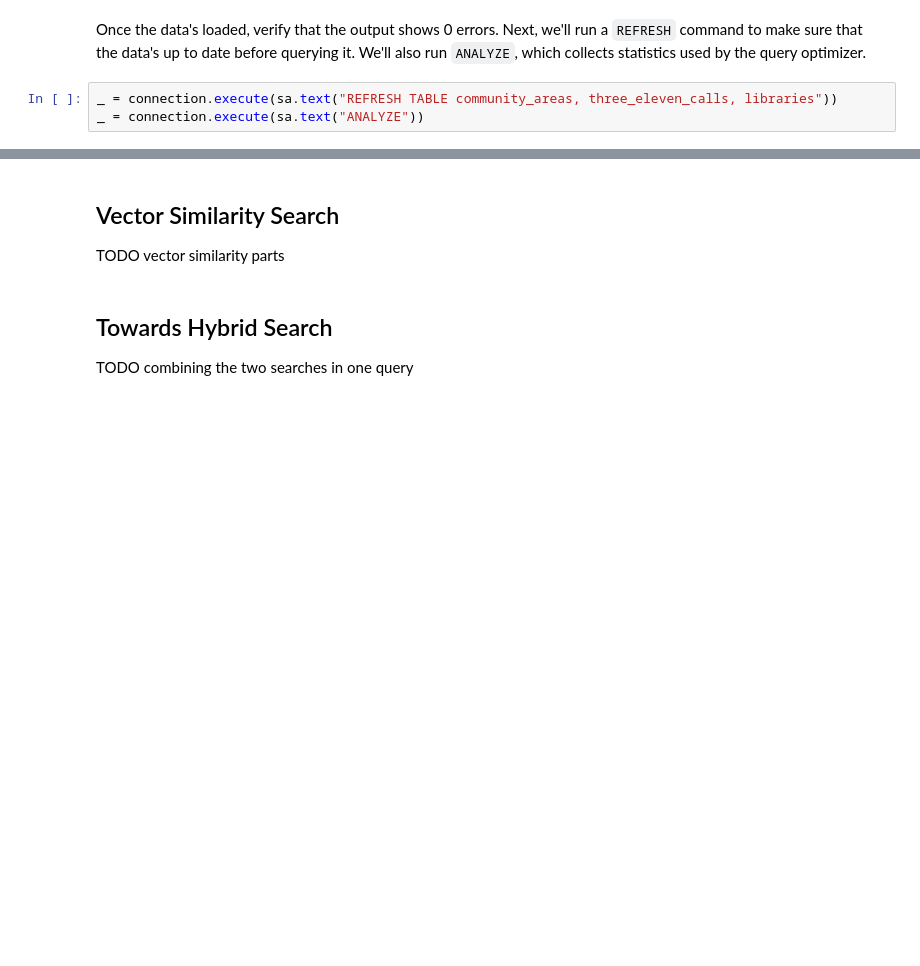
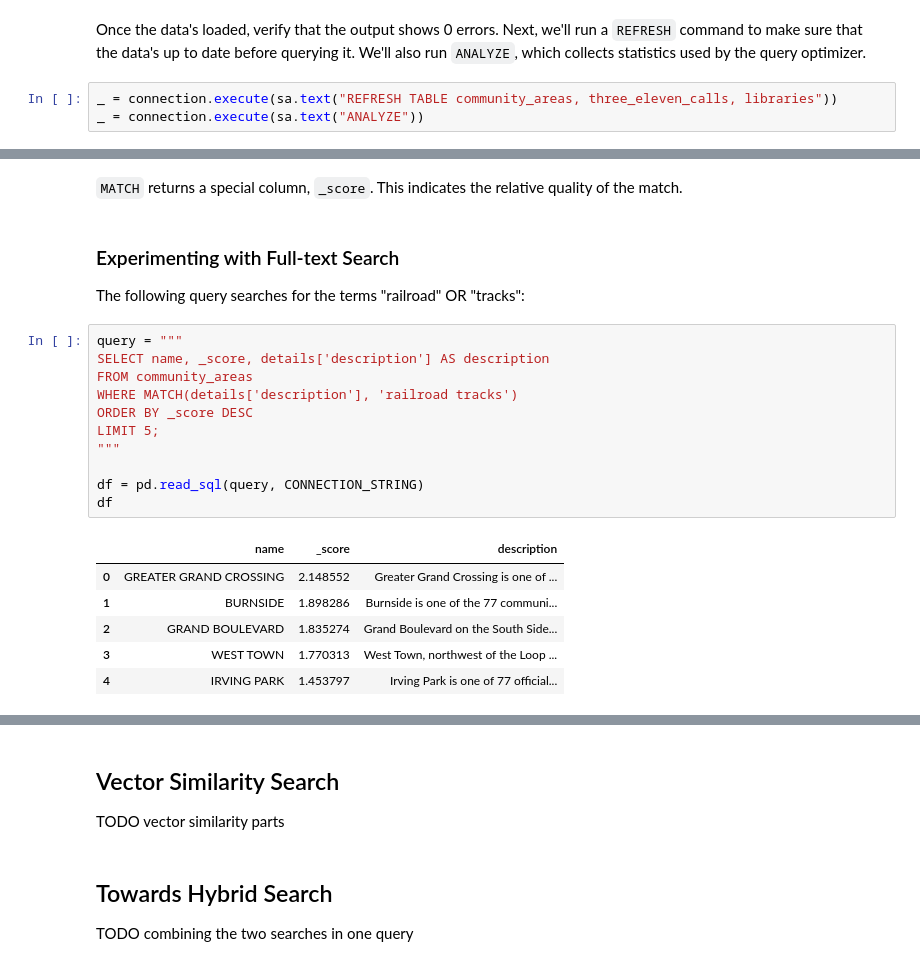
Before and after one commit to crate/academy-fundamentals-course, a Jupyter notebook: notebooks/search/full_text_and_vector_search.ipynb, the cells around one changed output, grey strips where cells are left out. Saved outputs shown, nothing was run; the diff lists cells and outputs as text; blank space fills up the shorter version.

```diff
--- a/notebooks/search/full_text_and_vector_search.ipynb
+++ b/notebooks/search/full_text_and_vector_search.ipynb
@@ -112,0 +153,24 @@ TODO full text search parts
+# %% [markdown]
+`MATCH` returns a special column, `_score`.  This indicates the relative quality of the match.
+# %% [markdown]
+### Experimenting with Full-text Search
+
+The following query searches for the terms "railroad" OR "tracks":
+# %%
+query = """
+SELECT name, _score, details['description'] AS description
+FROM community_areas
+WHERE MATCH(details['description'], 'railroad tracks')
+ORDER BY _score DESC
+LIMIT 5;
+"""
+
+df = pd.read_sql(query, CONNECTION_STRING)
+df
+# %% [output]
+|  | name | _score | description |
+| 0 | GREATER GRAND CROSSING | 2.148552 | Greater Grand Crossing is one of ... |
+| 1 | BURNSIDE | 1.898286 | Burnside is one of the 77 communi... |
+| 2 | GRAND BOULEVARD | 1.835274 | Grand Boulevard on the South Side... |
+| 3 | WEST TOWN | 1.770313 | West Town, northwest of the Loop ... |
+| 4 | IRVING PARK | 1.453797 | Irving Park is one of 77 official... |
```
Also changed, not shown: parts of 24 cells of this notebook.
